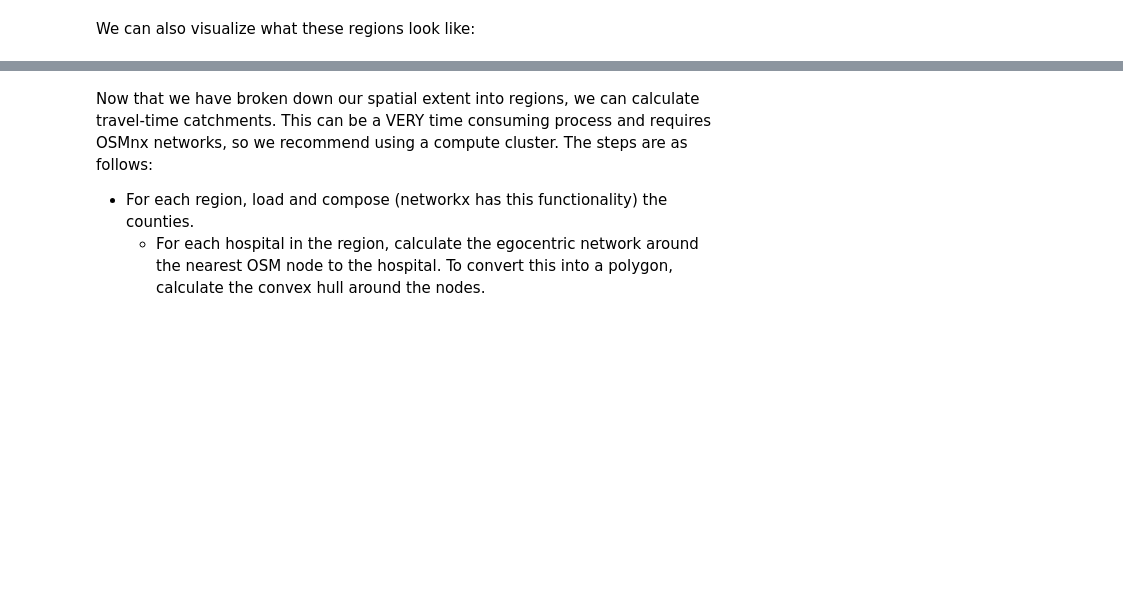
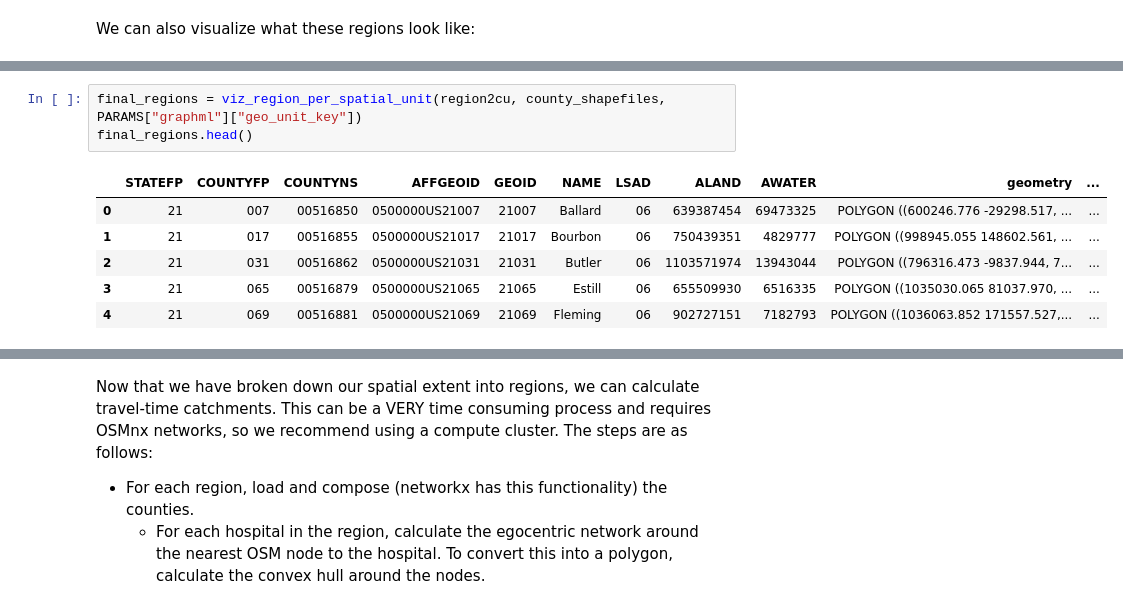
Before and after one commit to cybergis/SPASTCNotebook, a Jupyter notebook: notebooks/SCAMEL-Midwest.ipynb, the cells around one changed output, grey strips where cells are left out. Cells and saved outputs as stored; diff of their text form; blank space fills up the shorter version.

```diff
--- a/notebooks/SCAMEL-Midwest.ipynb
+++ b/notebooks/SCAMEL-Midwest.ipynb
@@ -599,3 +654,13 @@ We can also visualize what these regions look like:
+# %%
+final_regions = viz_region_per_spatial_unit(region2cu, county_shapefiles, PARAMS["graphml"]["geo_unit_key"])
+final_regions.head()
+# %% [output]
+|  | STATEFP | COUNTYFP | COUNTYNS | AFFGEOID | GEOID | NAME | LSAD | ALAND | AWATER | geometry | ... |
+| 0 | 21 | 007 | 00516850 | 0500000US21007 | 21007 | Ballard | 06 | 639387454 | 69473325 | POLYGON ((600246.776 -29298.517, ... | ... |
+| 1 | 21 | 017 | 00516855 | 0500000US21017 | 21017 | Bourbon | 06 | 750439351 | 4829777 | POLYGON ((998945.055 148602.561, ... | ... |
+| 2 | 21 | 031 | 00516862 | 0500000US21031 | 21031 | Butler | 06 | 1103571974 | 13943044 | POLYGON ((796316.473 -9837.944, 7... | ... |
+| 3 | 21 | 065 | 00516879 | 0500000US21065 | 21065 | Estill | 06 | 655509930 | 6516335 | POLYGON ((1035030.065 81037.970, ... | ... |
+| 4 | 21 | 069 | 00516881 | 0500000US21069 | 21069 | Fleming | 06 | 902727151 | 7182793 | POLYGON ((1036063.852 171557.527,... | ... |
 # %%
 final_regions.plot(column='region',
                    categorical=True,
```
Also changed, not shown: parts of 27 cells of this notebook, 27 other files.
